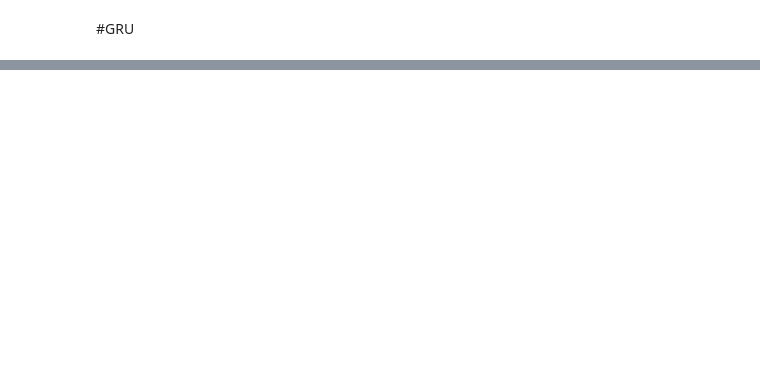
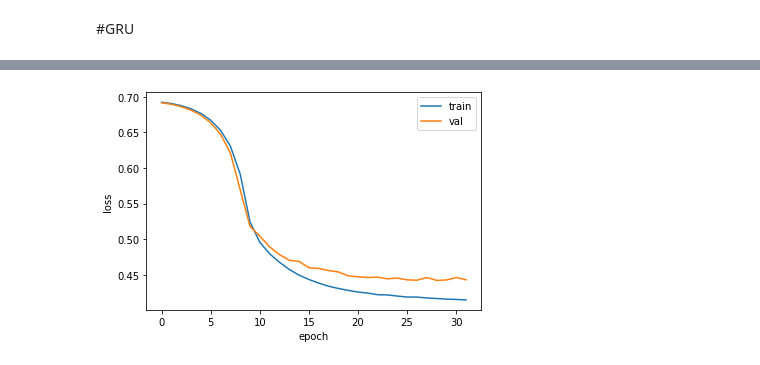
Before and after one commit to zangsu/HGML, a Jupyter notebook: CH9_RNN/LSTM.ipynb, the cells around one changed output, grey strips where cells are left out. Drawn from its saved outputs; the diff is of its cells as text; code cells hidden in the pictures; blank space fills up the shorter version.

```diff
--- a/CH9_RNN/LSTM.ipynb
+++ b/CH9_RNN/LSTM.ipynb
@@ -165,2 +158,7 @@ plot_model(history.history)
 # %% [markdown]
 #GRU
+# %%
+model4 = keras.Sequential()
+model4.add(layers.Embedding(500, 16, input_length = 100))
+model4.add(layers.GRU(8))
+model4.add(layers.Dense(1, activation = 'sigmoid'))
@@ -166,0 +183,4 @@ plot_model(history.history)
+# %%
+model4.compile(optimizer = rmsprop, loss = 'binary_crossentropy', metrics = ['acc'])
+checkpoint_cb = keras.callbacks.ModelCheckpoint('best-gru-model.h5')
+history = model4.fit(train_seq, train_target, epochs = 100, batch_size = 64, validation_data = (val_seq, val_target), callbacks = [checkpoint_cb, early_stopping_cb])
@@ -166,0 +205,4 @@ plot_model(history.history)
+# %%
+plot_model(history.history)
+# %% [output]
+[figure, added]
```
Also changed, not shown: parts of 9 cells of this notebook.
